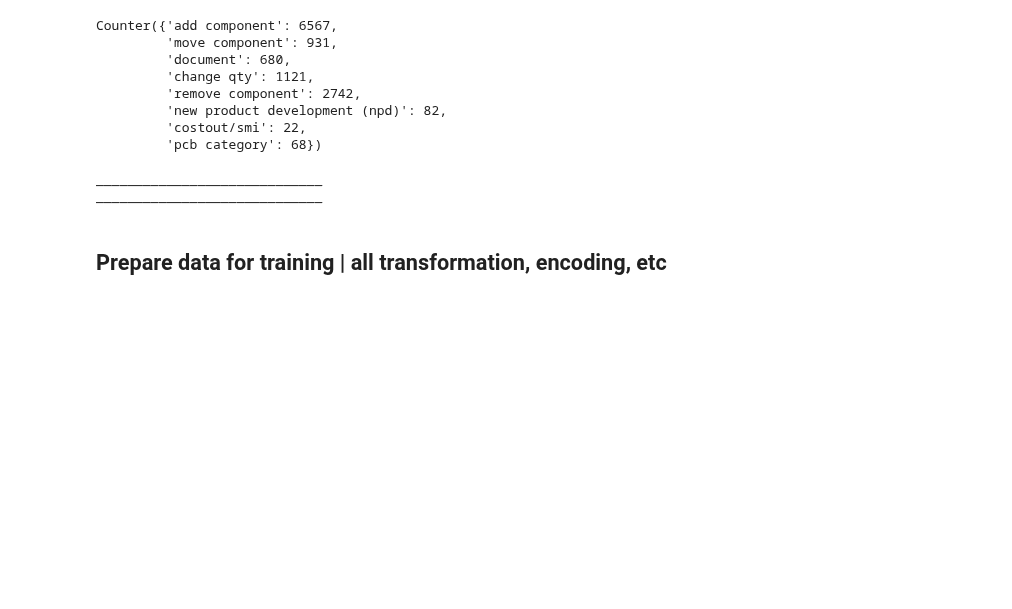
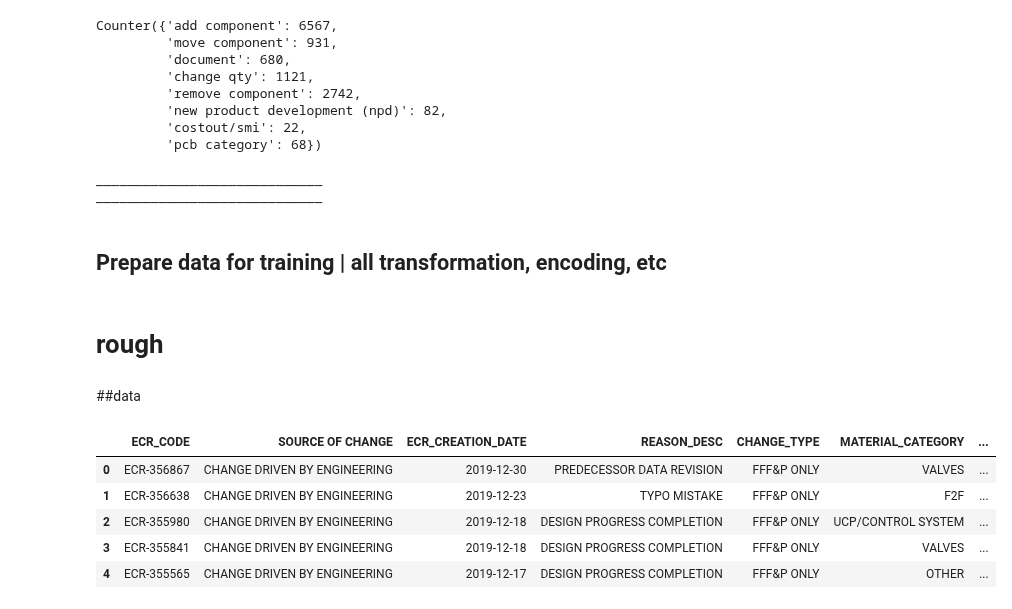
Before and after one commit to adnaksbhat/Colab_JupyterNotebooks, a Jupyter notebook: ecr_all_closed_2020_2024.ipynb, the cells around one changed output. Drawn from its saved outputs; the diff is of its cells as text; code cells hidden in the pictures; blank space fills up the shorter version.

```diff
--- a/ecr_all_closed_2020_2024.ipynb
+++ b/ecr_all_closed_2020_2024.ipynb
@@ -1397,3 +1397,7 @@ def translate_column(df, column_name):
 
 # Example usage (assuming your DataFrame is named 'df' and the column to translate is 'column'):
 df = translate_column(df, 'DESCRIPTION')
+# %% [markdown]
+# rough
+# %% [markdown]
+##data
@@ -1399,0 +1410,11 @@ df = translate_column(df, 'DESCRIPTION')
+# %%
+
+pd.set_option("display.max_rows", None, "display.max_columns", None)
+df.head()
+# %% [output]
+|  | ECR_CODE | SOURCE OF CHANGE | ECR_CREATION_DATE | REASON_DESC | CHANGE_TYPE | MATERIAL_CATEGORY | ... |
+| 0 | ECR-356867 | CHANGE DRIVEN BY ENGINEERING | 2019-12-30 | PREDECESSOR DATA REVISION | FFF&P ONLY | VALVES | ... |
+| 1 | ECR-356638 | CHANGE DRIVEN BY ENGINEERING | 2019-12-23 | TYPO MISTAKE | FFF&P ONLY | F2F | ... |
+| 2 | ECR-355980 | CHANGE DRIVEN BY ENGINEERING | 2019-12-18 | DESIGN PROGRESS COMPLETION | FFF&P ONLY | UCP/CONTROL SYSTEM | ... |
+| 3 | ECR-355841 | CHANGE DRIVEN BY ENGINEERING | 2019-12-18 | DESIGN PROGRESS COMPLETION | FFF&P ONLY | VALVES | ... |
+| 4 | ECR-355565 | CHANGE DRIVEN BY ENGINEERING | 2019-12-17 | DESIGN PROGRESS COMPLETION | FFF&P ONLY | OTHER | ... |
```
Also changed, not shown: parts of 25 cells of this notebook.
